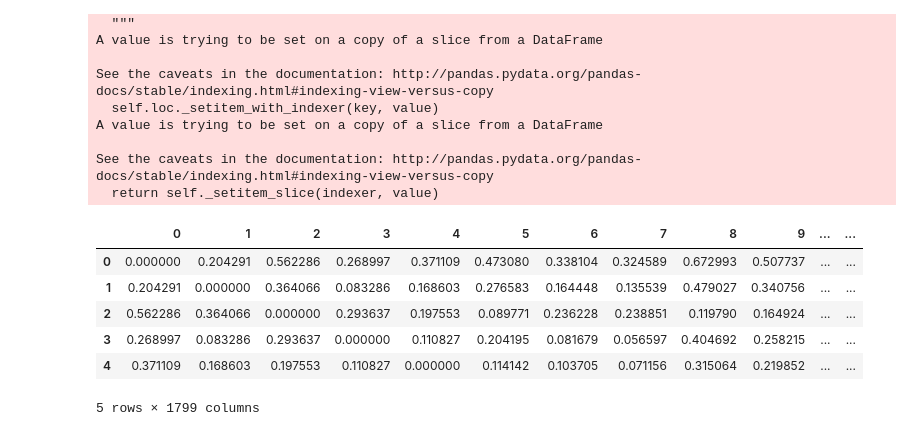
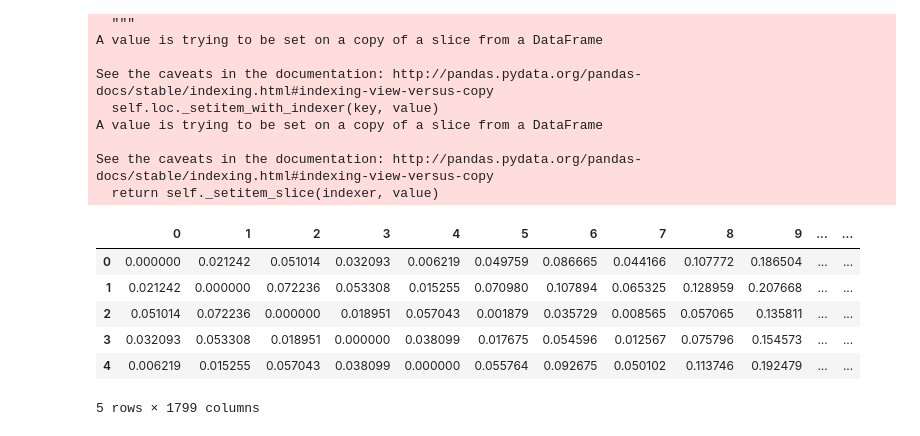
Before and after one commit to anish-saha/EventDetection-Paradigm01, a Jupyter notebook: TSNE.ipynb, the cells around one changed output. Drawn from its saved outputs; the diff is of its cells as text; code cells hidden in the pictures.

```diff
--- a/TSNE.ipynb
+++ b/TSNE.ipynb
@@ -25,7 +23,7 @@ df.head()
 | 3 | 246 | 741.35 | 766.60 | 740.24 | 756.13 | 20707700.0 | 9.217168e+09 | 0.6028 | 26.36 | 745.05 | ... |
 | 4 | 247 | 760.32 | 760.58 | 738.17 | 754.01 | 20897300.0 | 9.191325e+09 | 0.7068 | 22.41 | 756.13 | ... |
 # %%
-data = df[['open', 'high', 'close', 'volume', 'market']]
+data = df[['close', '7 Day Rolling Mean', '7 Day SD', 'volume', 'percentChange']]
 #data = df[['close', 'percentChange', 'market']]
 data.head()
 # %% [output]
@@ -73,20 +71,20 @@ See the caveats in the documentation: http://pandas.pydata.org/pandas-docs/stabl
 # %%
 spatial_distance = "euclidean" # Euclidean Distance
 # spatial_distance = "minkowski" # Minkowski Distance
 # spatial_distance = "cityblock" # Manhattan Distance
 # spatial_distance = "seuclidean" # Standardized Euclidean Distance
 # spatial_distance = "cosine" # Cosine Distance
 
-dists = pdist(df, spatial_distance)
+dists = pdist(data, spatial_distance)
 d = pd.DataFrame(squareform(dists))
 d.head()
 # %% [output]
 |  | 0 | 1 | 2 | 3 | 4 | 5 | 6 | 7 | 8 | 9 | ... | ... |
-| 0 | 0.000000 | 0.204291 | 0.562286 | 0.268997 | 0.371109 | 0.473080 | 0.338104 | 0.324589 | 0.672993 | 0.507737 | ... | ... |
-| 1 | 0.204291 | 0.000000 | 0.364066 | 0.083286 | 0.168603 | 0.276583 | 0.164448 | 0.135539 | 0.479027 | 0.340756 | ... | ... |
-| 2 | 0.562286 | 0.364066 | 0.000000 | 0.293637 | 0.197553 | 0.089771 | 0.236228 | 0.238851 | 0.119790 | 0.164924 | ... | ... |
-| 3 | 0.268997 | 0.083286 | 0.293637 | 0.000000 | 0.110827 | 0.204195 | 0.081679 | 0.056597 | 0.404692 | 0.258215 | ... | ... |
-| 4 | 0.371109 | 0.168603 | 0.197553 | 0.110827 | 0.000000 | 0.114142 | 0.103705 | 0.071156 | 0.315064 | 0.219852 | ... | ... |
+| 0 | 0.000000 | 0.021242 | 0.051014 | 0.032093 | 0.006219 | 0.049759 | 0.086665 | 0.044166 | 0.107772 | 0.186504 | ... | ... |
+| 1 | 0.021242 | 0.000000 | 0.072236 | 0.053308 | 0.015255 | 0.070980 | 0.107894 | 0.065325 | 0.128959 | 0.207668 | ... | ... |
+| 2 | 0.051014 | 0.072236 | 0.000000 | 0.018951 | 0.057043 | 0.001879 | 0.035729 | 0.008565 | 0.057065 | 0.135811 | ... | ... |
+| 3 | 0.032093 | 0.053308 | 0.018951 | 0.000000 | 0.038099 | 0.017675 | 0.054596 | 0.012567 | 0.075796 | 0.154573 | ... | ... |
+| 4 | 0.006219 | 0.015255 | 0.057043 | 0.038099 | 0.000000 | 0.055764 | 0.092675 | 0.050102 | 0.113746 | 0.192479 | ... | ... |
 5 rows × 1799 columns
 # %%
 tsne_inp = np.array(d)
```
Also changed, not shown: parts of 6 cells of this notebook, 2 other files.
